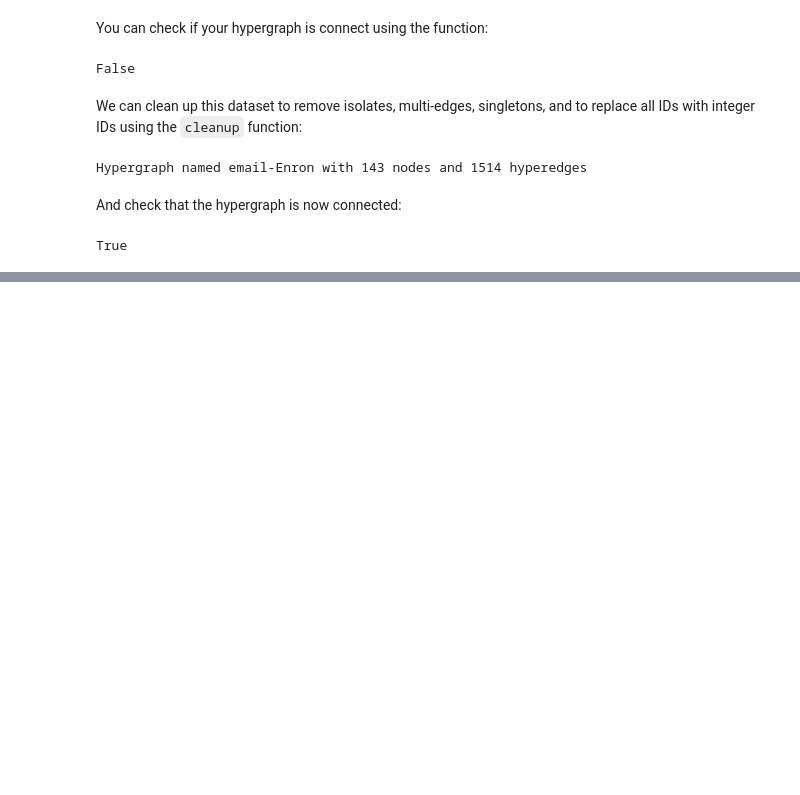
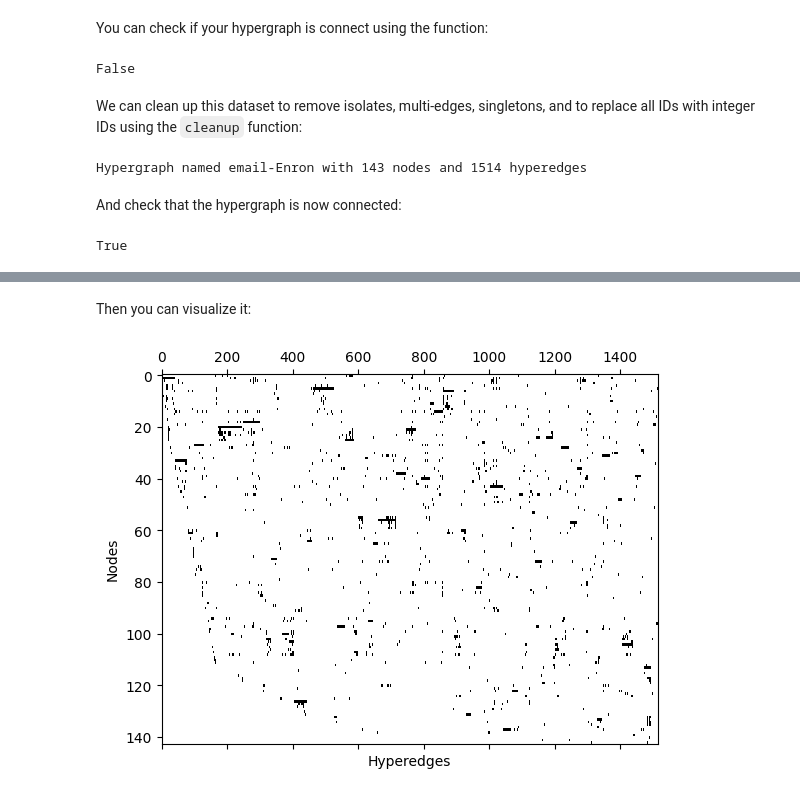
Before and after one commit to xgi-org/xgi, a Jupyter notebook: tutorials/XGI in 15 minutes.ipynb, the cells around one changed output, grey strips where cells are left out. Drawn from its saved outputs; the diff is of its cells as text; code cells hidden in the pictures; blank space fills up the shorter version.

```diff
--- a/tutorials/XGI in 15 minutes.ipynb
+++ b/tutorials/XGI in 15 minutes.ipynb
@@ -96,0 +132,11 @@ xgi.draw(
+# %%
+I = xgi.incidence_matrix(H_enron_cleaned, sparse=False)
+# %% [markdown]
+Then you can visualize it:
+# %%
+plt.spy(I, aspect="auto")
+plt.xlabel("Hyperedges")
+plt.ylabel("Nodes")
+plt.show()
+# %% [output]
+[figure, added]
```
Also changed, not shown: parts of 17 cells of this notebook.
